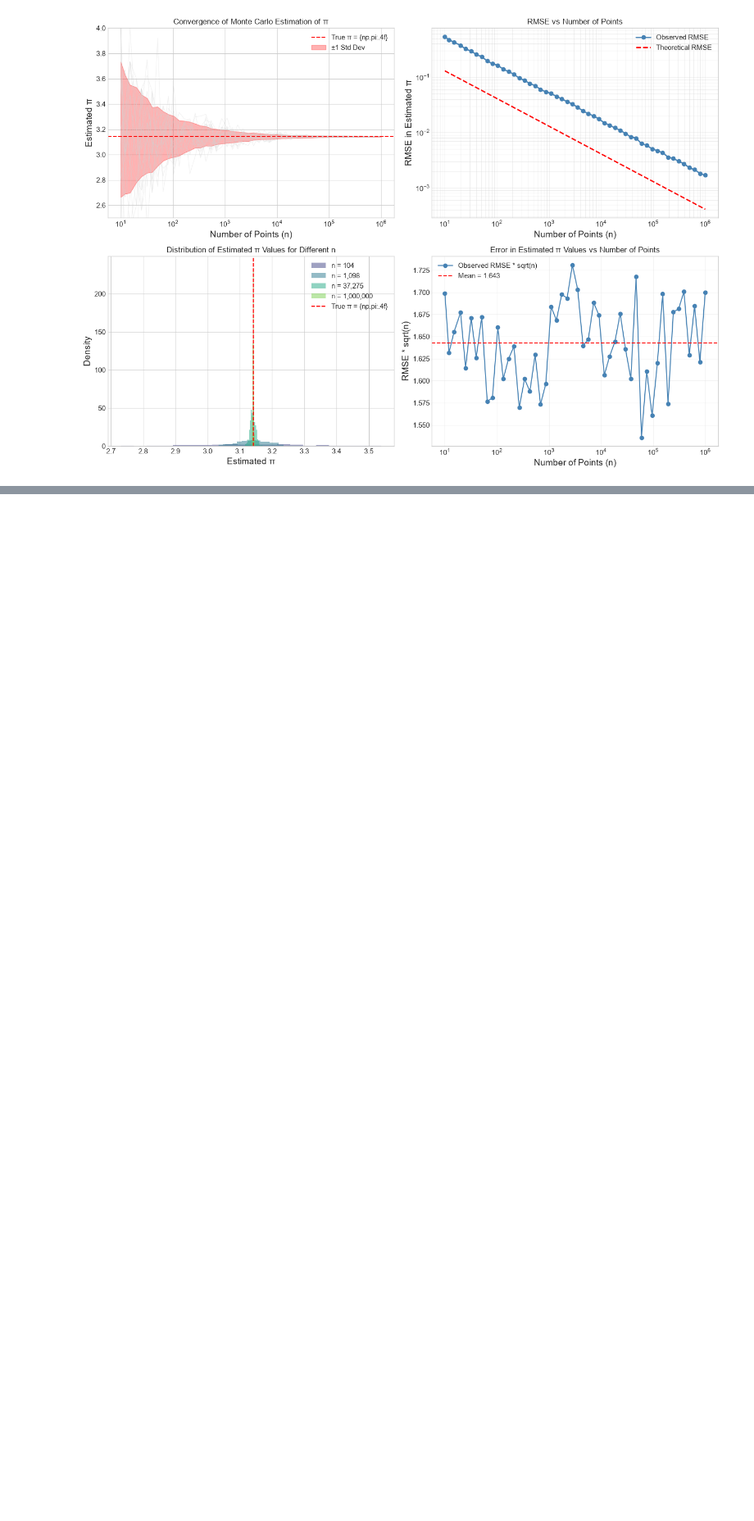
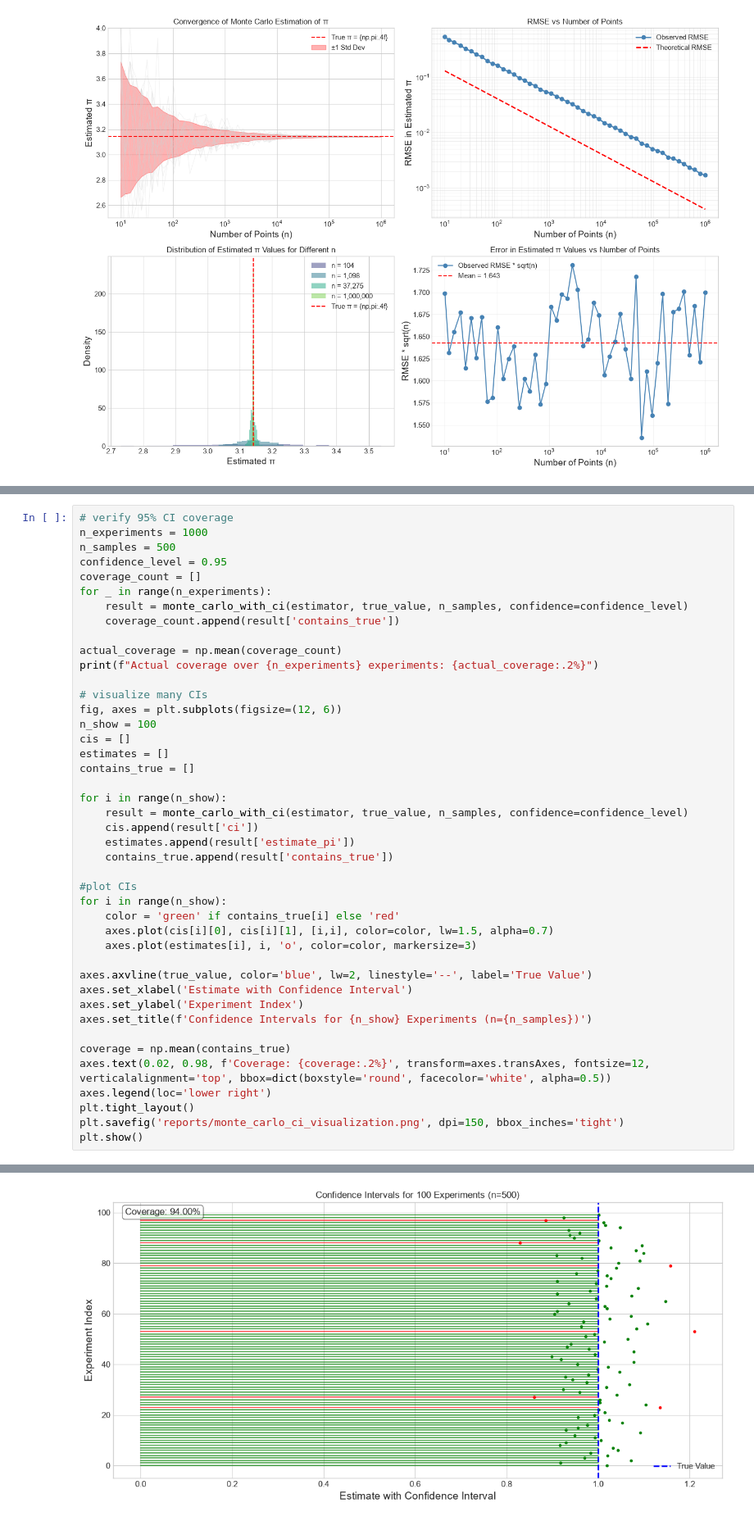
Before and after one commit to YasmineCharifi/Brownian-Motion-Simulator, a Jupyter notebook: notebooks/monte_carlo_error.ipynb, the cells around one changed output, grey strips where cells are left out. Shown at 82% size. Cells and saved outputs as stored; diff of their text form; blank space fills up the shorter version.

Commit message:
clt in the monte carlo error: confidence intervals, quantifying monte carlo uncertainty

```diff
--- a/notebooks/monte_carlo_error.ipynb
+++ b/notebooks/monte_carlo_error.ipynb
@@ -313,0 +370,44 @@ plt.show()
+# %%
+# verify 95% CI coverage
+n_experiments = 1000
+n_samples = 500
+confidence_level = 0.95
+coverage_count = []
+for _ in range(n_experiments):
+    result = monte_carlo_with_ci(estimator, true_value, n_samples, confidence=confidence_level)
+    coverage_count.append(result['contains_true'])
+
+actual_coverage = np.mean(coverage_count)
+print(f"Actual coverage over {n_experiments} experiments: {actual_coverage:.2%}")
+
+# visualize many CIs
+fig, axes = plt.subplots(figsize=(12, 6))
+n_show = 100
+cis = []
+estimates = []
+contains_true = []
+
+for i in range(n_show):
+    result = monte_carlo_with_ci(estimator, true_value, n_samples, confidence=confidence_level)
+    cis.append(result['ci'])
+    estimates.append(result['estimate_pi'])
+    contains_true.append(result['contains_true'])
+
+#plot CIs
+for i in range(n_show):
+    color = 'green' if contains_true[i] else 'red'
+    axes.plot(cis[i][0], cis[i][1], [i,i], color=color, lw=1.5, alpha=0.7)
+    axes.plot(estimates[i], i, 'o', color=color, markersize=3)
+
+axes.axvline(true_value, color='blue', lw=2, linestyle='--', label='True Value')
+axes.set_xlabel('Estimate with Confidence Interval')
+axes.set_ylabel('Experiment Index')
+axes.set_title(f'Confidence Intervals for {n_show} Experiments (n={n_samples})')
+
+coverage = np.mean(contains_true)
+axes.text(0.02, 0.98, f'Coverage: {coverage:.2%}', transform=axes.transAxes, fontsize=12, verticalalignment='top', bbox=dict(boxstyle='round', facecolor='white', alpha=0.5))
+axes.legend(loc='lower right')
+plt.tight_layout()
+plt.savefig('reports/monte_carlo_ci_visualization.png', dpi=150, bbox_inches='tight')
+plt.show()
+# %% [output]
@@ -313,0 +415 @@ plt.show()
+[figure, added]
```
Also changed, not shown: parts of 3 cells of this notebook, 1 other file.
